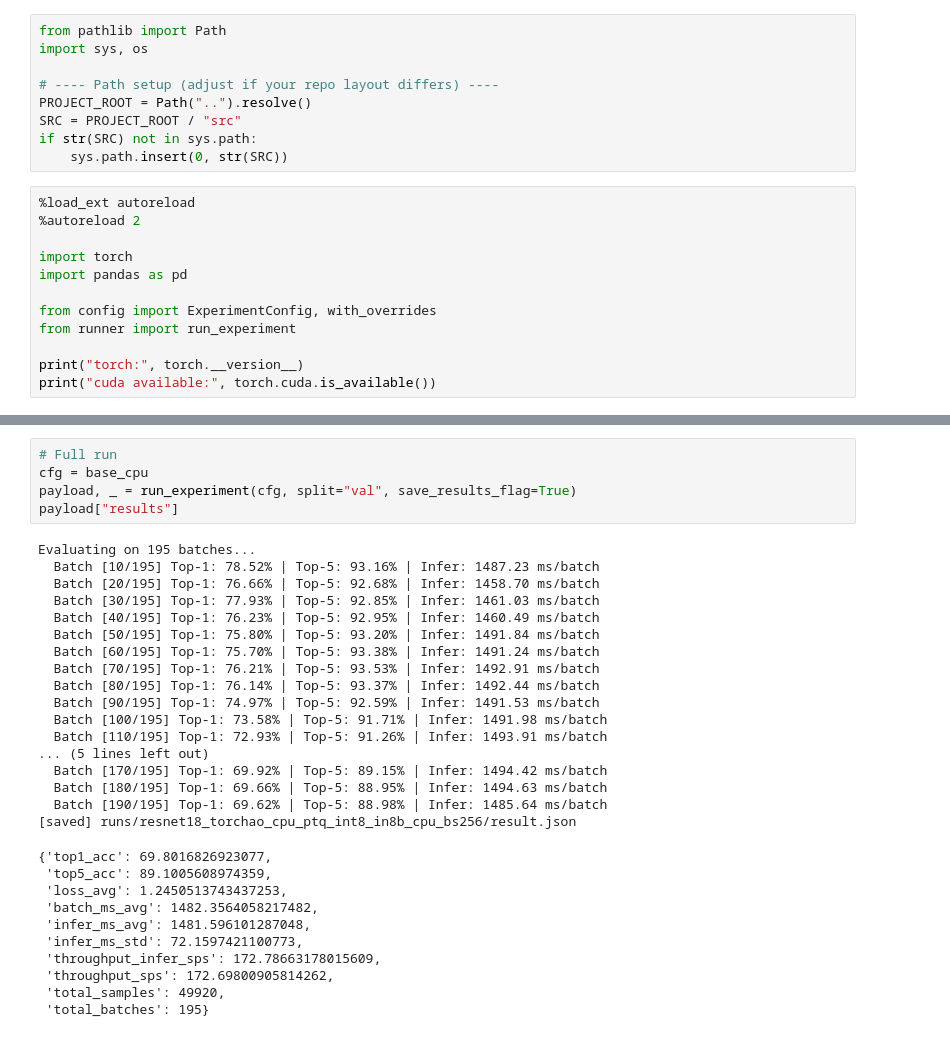
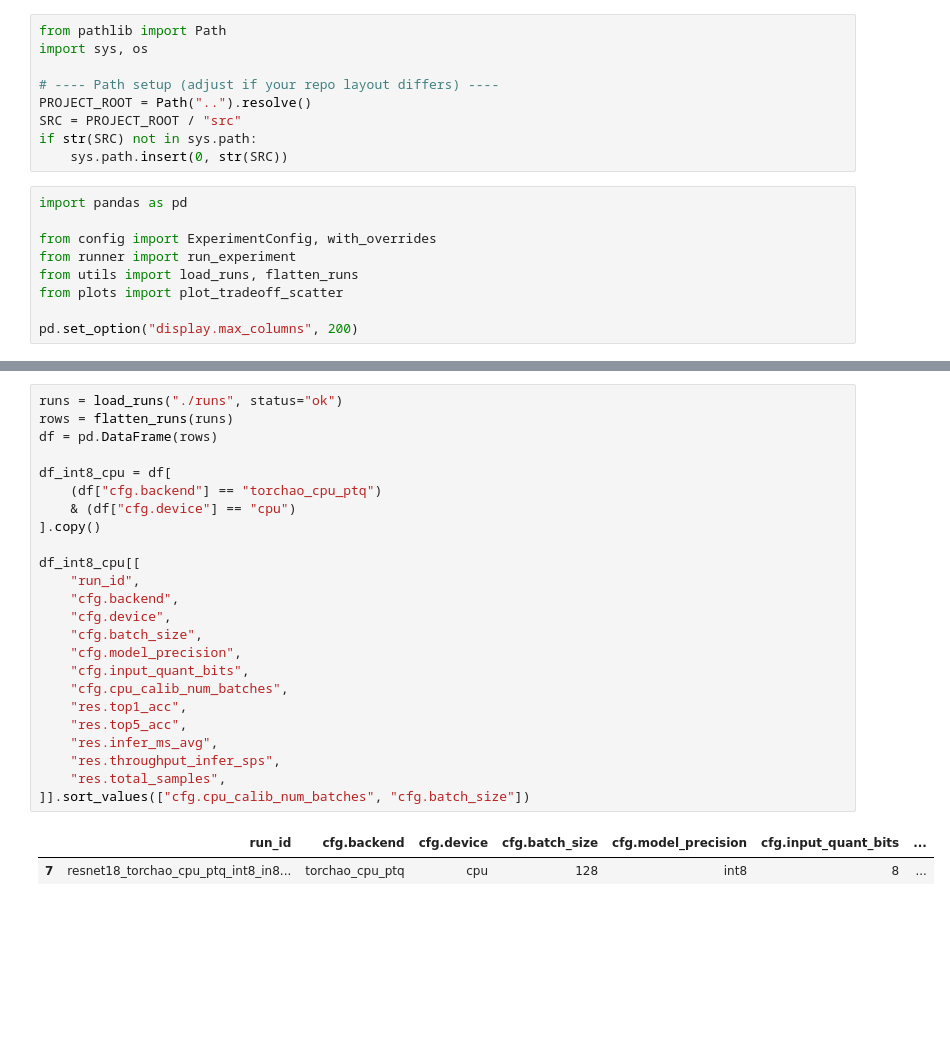
Before and after one commit to pratham1gg/quantized_resnets, a Jupyter notebook: notebook/03_int8_cpu.ipynb, the cells around one changed output, grey strips where cells are left out. Drawn from its saved outputs; the diff is of its cells as text; blank space fills up the shorter version.

Commit message:
saved files

```diff
--- a/notebook/03_int8_cpu.ipynb
+++ b/notebook/03_int8_cpu.ipynb
@@ -14,14 +14,11 @@ SRC = PROJECT_ROOT / "src"
 if str(SRC) not in sys.path:
     sys.path.insert(0, str(SRC))
 # %%
-%load_ext autoreload
-%autoreload 2
-
-import torch
 import pandas as pd
 
 from config import ExperimentConfig, with_overrides
 from runner import run_experiment
+from utils import load_runs, flatten_runs
+from plots import plot_tradeoff_scatter
 
-print("torch:", torch.__version__)
-print("cuda available:", torch.cuda.is_available())
+pd.set_option("display.max_columns", 200)
@@ -69,34 +73,28 @@ Evaluating on 10 batches...
 # %%
-# Full run
-cfg = base_cpu
-payload, _ = run_experiment(cfg, split="val", save_results_flag=True)
-payload["results"]
+runs = load_runs("./runs", status="ok")
+rows = flatten_runs(runs)
+df = pd.DataFrame(rows)
+
+df_int8_cpu = df[
+    (df["cfg.backend"] == "torchao_cpu_ptq")
+    & (df["cfg.device"] == "cpu")
+].copy()
+
+df_int8_cpu[[
+    "run_id",
+    "cfg.backend",
+    "cfg.device",
+    "cfg.batch_size",
+    "cfg.model_precision",
+    "cfg.input_quant_bits",
+    "cfg.cpu_calib_num_batches",
+    "res.top1_acc",
+    "res.top5_acc",
+    "res.infer_ms_avg",
+    "res.throughput_infer_sps",
+    "res.total_samples",
+]].sort_values(["cfg.cpu_calib_num_batches", "cfg.batch_size"])
 # %% [output]
-Evaluating on 195 batches...
-  Batch [10/195] Top-1: 78.52% | Top-5: 93.16% | Infer: 1487.23 ms/batch
-  Batch [20/195] Top-1: 76.66% | Top-5: 92.68% | Infer: 1458.70 ms/batch
-  Batch [30/195] Top-1: 77.93% | Top-5: 92.85% | Infer: 1461.03 ms/batch
-  Batch [40/195] Top-1: 76.23% | Top-5: 92.95% | Infer: 1460.49 ms/batch
-  Batch [50/195] Top-1: 75.80% | Top-5: 93.20% | Infer: 1491.84 ms/batch
-  Batch [60/195] Top-1: 75.70% | Top-5: 93.38% | Infer: 1491.24 ms/batch
-  Batch [70/195] Top-1: 76.21% | Top-5: 93.53% | Infer: 1492.91 ms/batch
-  Batch [80/195] Top-1: 76.14% | Top-5: 93.37% | Infer: 1492.44 ms/batch
-  Batch [90/195] Top-1: 74.97% | Top-5: 92.59% | Infer: 1491.53 ms/batch
-  Batch [100/195] Top-1: 73.58% | Top-5: 91.71% | Infer: 1491.98 ms/batch
-  Batch [110/195] Top-1: 72.93% | Top-5: 91.26% | Infer: 1493.91 ms/batch
-... (5 lines left out)
-  Batch [170/195] Top-1: 69.92% | Top-5: 89.15% | Infer: 1494.42 ms/batch
-  Batch [180/195] Top-1: 69.66% | Top-5: 88.95% | Infer: 1494.63 ms/batch
-  Batch [190/195] Top-1: 69.62% | Top-5: 88.98% | Infer: 1485.64 ms/batch
-[saved] runs/resnet18_torchao_cpu_ptq_int8_in8b_cpu_bs256/result.json
-{'top1_acc': 69.8016826923077,
- 'top5_acc': 89.1005608974359,
- 'loss_avg': 1.2450513743437253,
- 'batch_ms_avg': 1482.3564058217482,
- 'infer_ms_avg': 1481.596101287048,
- 'infer_ms_std': 72.1597421100773,
- 'throughput_infer_sps': 172.78663178015609,
- 'throughput_sps': 172.69800905814262,
- 'total_samples': 49920,
- 'total_batches': 195}
+|  | run_id | cfg.backend | cfg.device | cfg.batch_size | cfg.model_precision | cfg.input_quant_bits | ... |
+| 7 | resnet18_torchao_cpu_ptq_int8_in8... | torchao_cpu_ptq | cpu | 128 | int8 | 8 | ... |
 # %%
```
Also changed, not shown: parts of 4 cells of this notebook, 2 other files.
